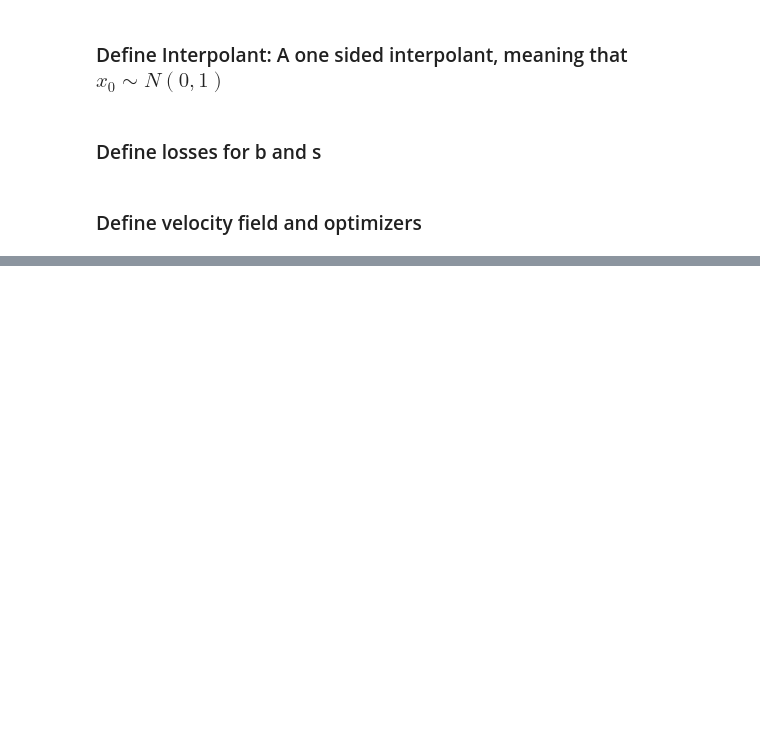
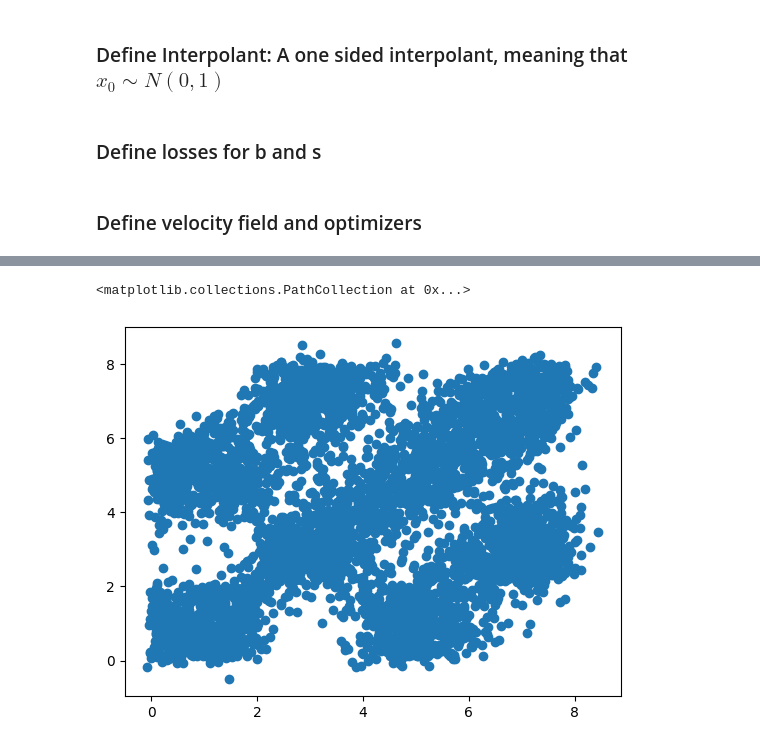
Before and after one commit to joaovaleriano/stochastic-interpolants, a Jupyter notebook: notebooks/checker-with-denoiser.ipynb, the cells around one changed output, grey strips where cells are left out. Drawn from its saved outputs; the diff is of its cells as text; code cells hidden in the pictures; blank space fills up the shorter version.

```diff
--- a/notebooks/checker-with-denoiser.ipynb
+++ b/notebooks/checker-with-denoiser.ipynb
@@ -371,0 +409,7 @@ LOSS, GRAD: tensor(-3.3238) tensor([0.4589]) tensor([0.1275])
+# %%
+a = rollout(base(5000), b, s, interpolant, n_save, n_step, eps, bs)[1]
+# %%
+plt.scatter(*a.T)
+# %% [output]
+<matplotlib.collections.PathCollection at 0x...>
+[figure, added]
```
Also changed, not shown: parts of 6 cells of this notebook, 2 other files.
